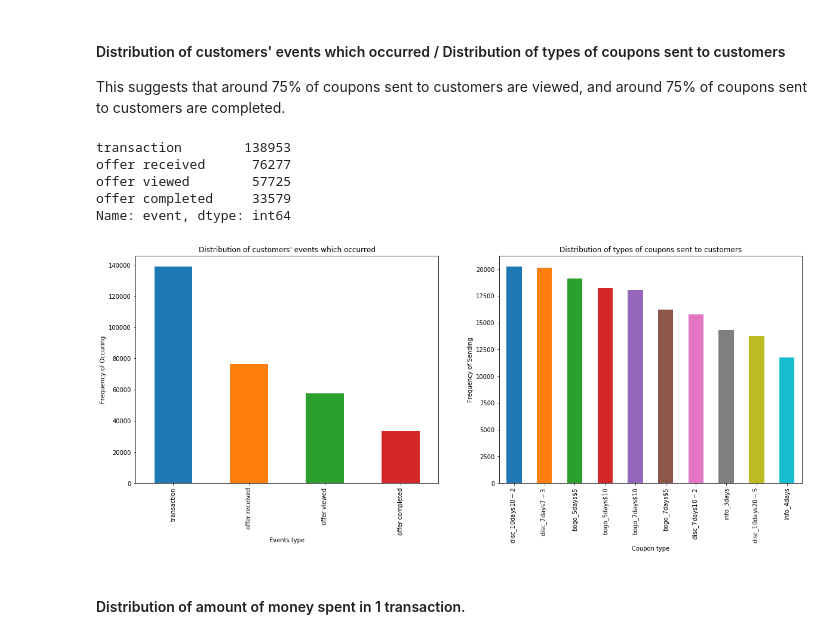
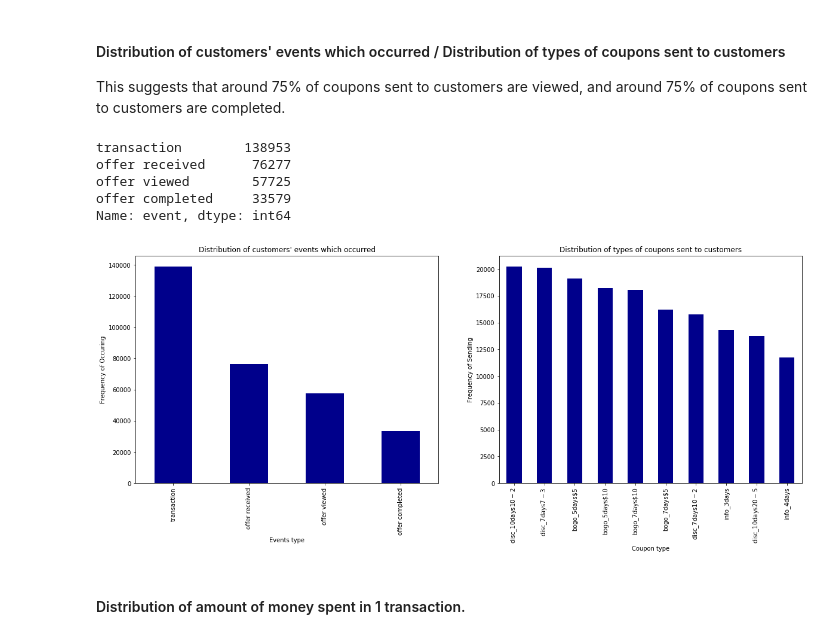
Before and after one commit to kudojp/StarBucksPromotionAnalysis, a Jupyter notebook: 190315StarbucksPromotionAnalysis.ipynb, the cells around one changed output. Drawn from its saved outputs; the diff is of its cells as text; code cells hidden in the pictures.

```diff
--- a/190315StarbucksPromotionAnalysis.ipynb
+++ b/190315StarbucksPromotionAnalysis.ipynb
@@ -392,29 +392,29 @@ around 75% of coupons sent to customers are completed.
 # %%
 plt.figure(figsize=[20,7])
 
 # Distribution of  of events
 plt.subplot(1,2,1)
 plt.title("Distribution of customers' events which occurred")
 plt.xlabel("Events type")
 plt.ylabel("Frequency of Occuring")
-transcript2.event.value_counts().plot("bar")
+transcript2.event.value_counts().plot("bar", color = "DarkBlue")
 
 
 # Distribution of offers issued
 plt.subplot(1,2,2)
-transcript2.merge(portfolio2, on="id").id.value_counts().plot("bar")
+transcript2.merge(portfolio2, on="id").id.value_counts().plot("bar", color = "DarkBlue")
 plt.title("Distribution of types of coupons sent to customers")
 plt.xlabel("Coupon type")
 plt.ylabel("Frequency of Sending")
 
 transcript2.event.value_counts()
 # %% [output]
 transaction        138953
 offer received      76277
 offer viewed        57725
 offer completed     33579
 Name: event, dtype: int64
-[figure, old version]
+[figure, new version]
 # %% [markdown]
 #### Distribution of amount of money spent in 1 transaction.
 # %%
```
Also changed, not shown: parts of 2 cells of this notebook, 2 other files.
